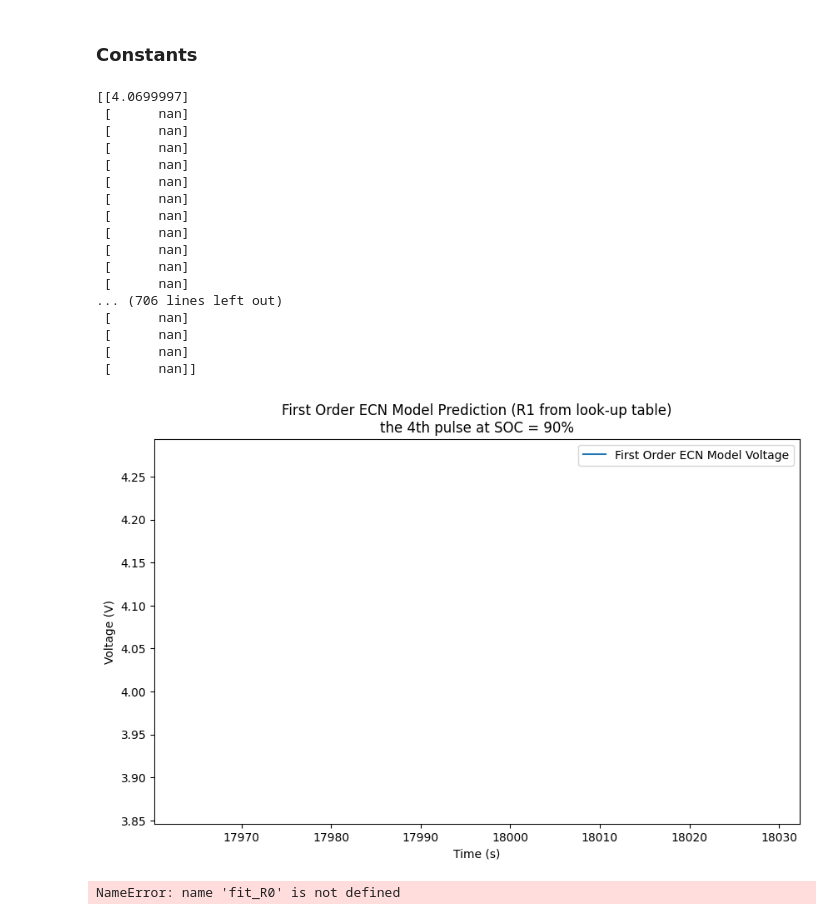
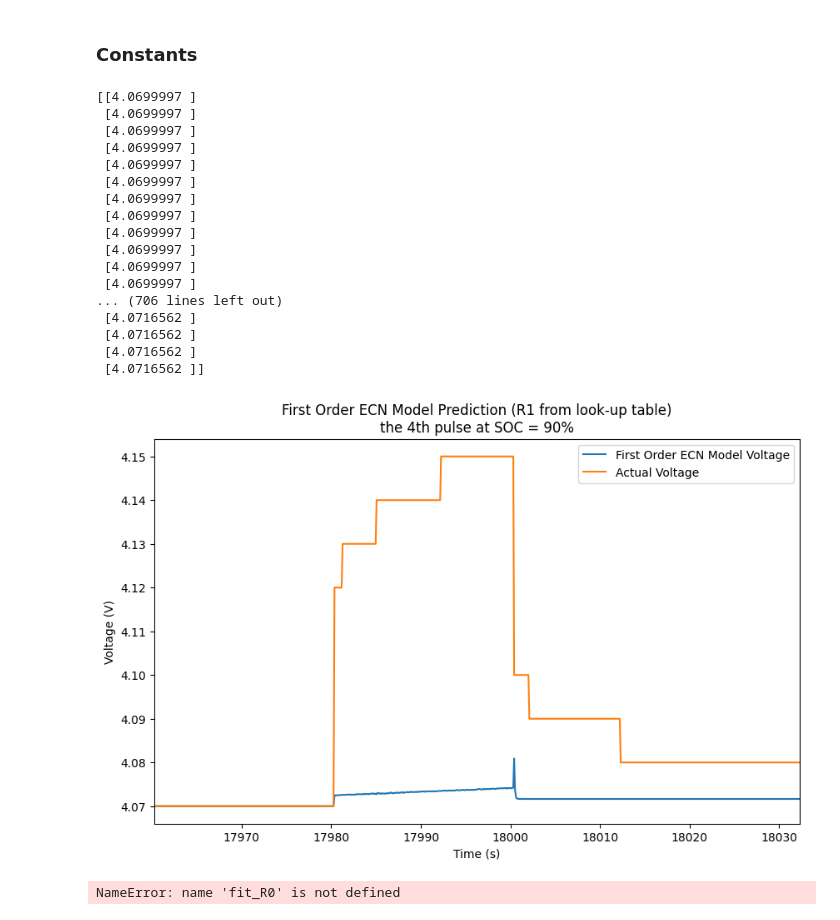
Before and after one commit to sunfanyi/modelling-of-lithium-ion-batteries, a Jupyter notebook: part_3.ipynb, the cells around one changed output. Drawn from its saved outputs; the diff is of its cells as text; code cells hidden in the pictures.

```diff
--- a/part_3.ipynb
+++ b/part_3.ipynb
@@ -386,18 +386,18 @@ def T_change(I, R0, R1, dt, T):
     return T_new
 # %%
 # Temperature depends R0
-R0_const = 40e-3
-E = 1
+R0_const = 0.001
+E = 100
 
 def fit_R0_temp(T):
     R0_val = R0_const * np.exp(-(E / R)*(1/T - 1/T0))
     return R0_val
 # %%
 # Temperature depends R1
-R1_const = 40e-3
+R1_const = 0.01
 b = 1
 c = 1
-E = 5
+E = 100
 
 def fit_R1_temp(I, T):
     R1_val = R1_const * np.exp(-((I-b)**2) / (c)) * np.exp(-(E/R) * (1/T - 1/T0))
@@ -422,37 +422,40 @@ T_init = 20
 
 V_pred = first_order_ECN_temp(t_seg, I_seg, T_init, V_actual_seg, ref_OCV, ref_SOC,
                          fit_R0_temp, fit_R1_temp, fit_C1_temp, T_change)
+
+print(V_pred)
+# %% [output]
+[[4.0699997 ]
+ [4.0699997 ]
+ [4.0699997 ]
+ [4.0699997 ]
+ [4.0699997 ]
+ [4.0699997 ]
+ [4.0699997 ]
+ [4.0699997 ]
+ [4.0699997 ]
+ [4.0699997 ]
+ [4.0699997 ]
+ [4.0699997 ]
+... (706 lines left out)
+ [4.0716562 ]
+ [4.0716562 ]
+ [4.0716562 ]
+ [4.0716562 ]]
 # %%
 _, ax = plt.subplots(figsize=(10, 6))
 ax.plot(t_seg, V_pred, label='First Order ECN Model Voltage')
-# ax.plot(t_seg, V_actual_seg, label='Actual Voltage')
+ax.plot(t_seg, V_actual_seg, label='Actual Voltage')
 ax.legend()
 ax.set_xlim([t_seg[0], t_seg[-1]])
 ax.set_xlabel('Time (s)')
 ax.set_ylabel('Voltage (V)')
 pulse_info = 'the {}th pulse at SOC = {:0.0f}%'.format(which_pulse,
                                       SOC_from_idx_map[which_SOC-1]*100)
 ax.set_title('First Order ECN Model Prediction (R1 from look-up table)\n'+pulse_info)
 plt.show()
 # %% [output]
-[[4.0699997]
- [      nan]
- [      nan]
- [      nan]
- [      nan]
- [      nan]
- [      nan]
- [      nan]
- [      nan]
- [      nan]
- [      nan]
- [      nan]
-... (706 lines left out)
- [      nan]
- [      nan]
- [      nan]
- [      nan]]
-[figure, old version]
+[figure, new version]
 # %%
 V_pred = first_order_ECN(t, I, T, V_actual, ref_OCV, ref_SOC,
                          fit_R0, fit_R1, fit_C1)
```
Also changed, not shown: 1 other file.
